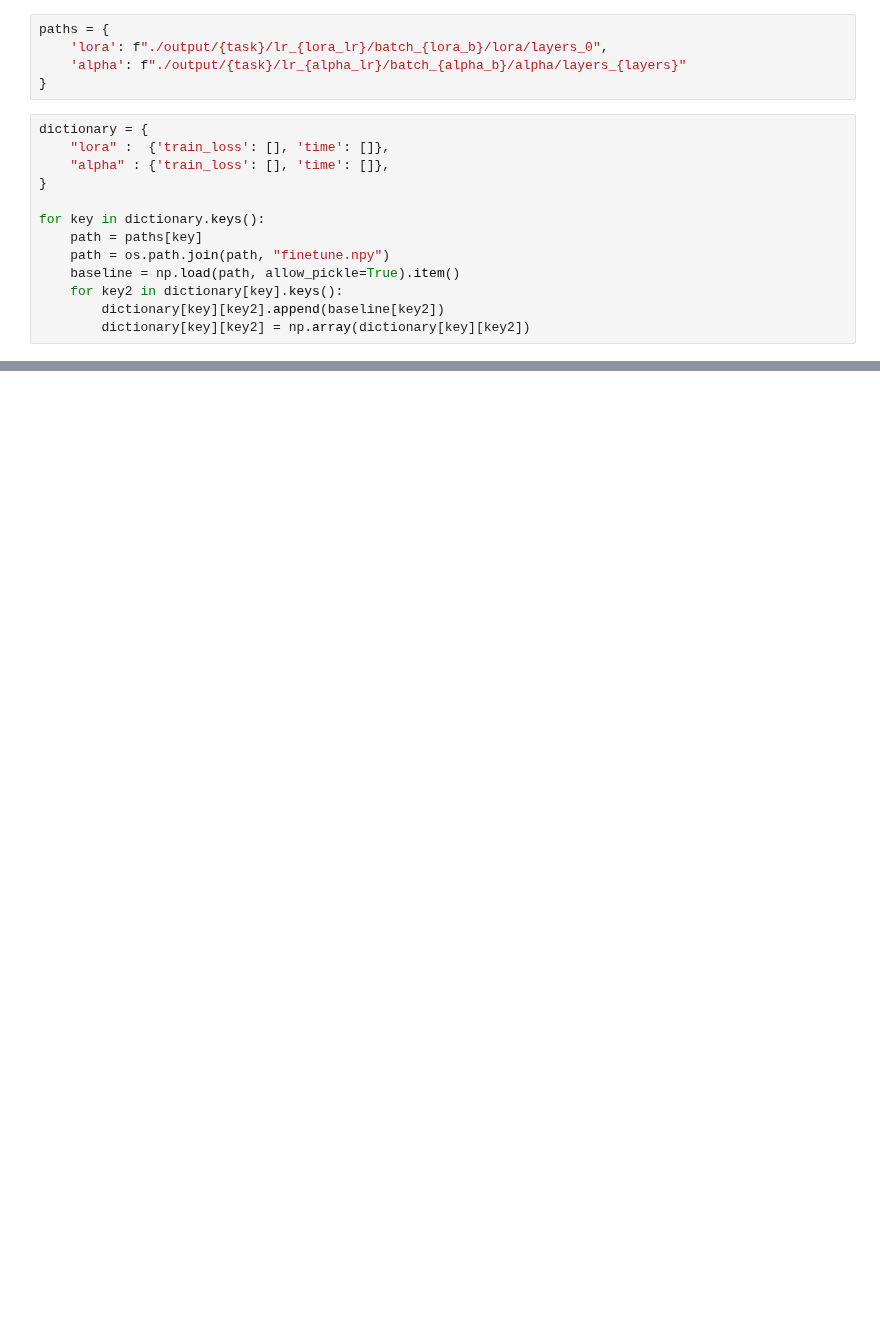
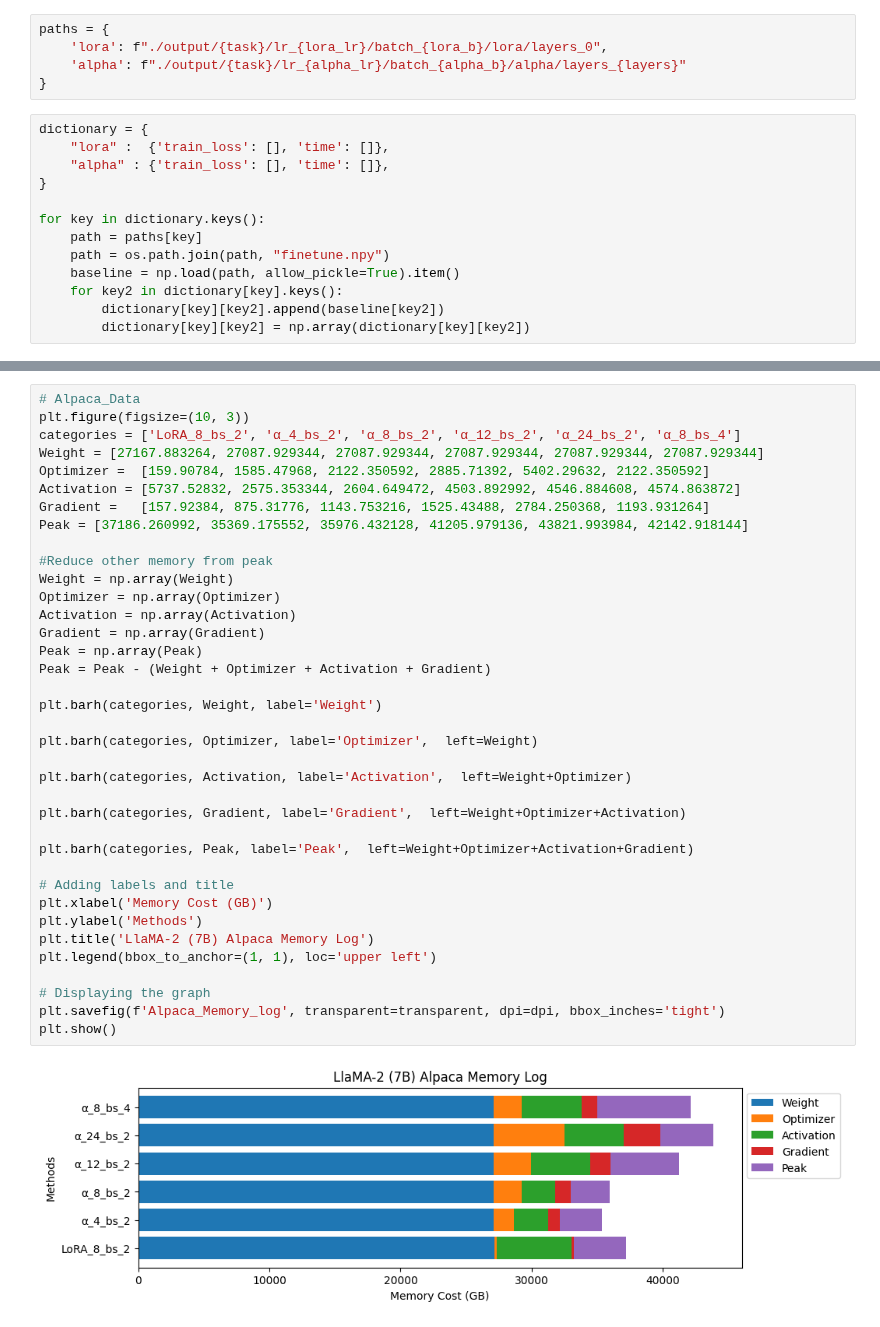
Before and after one commit to RpM-Kinshuk/SelectiveFT, a Jupyter notebook: Plots.ipynb, the cells around one changed output, grey strips where cells are left out. Drawn from its saved outputs; the diff is of its cells as text; blank space fills up the shorter version.

Commit message:
Added more plots

```diff
--- a/Plots.ipynb
+++ b/Plots.ipynb
@@ -102,0 +331,39 @@ Peak memory      : 35976.432128 MB
+# %%
+# Alpaca_Data
+plt.figure(figsize=(10, 3))
+categories = ['LoRA_8_bs_2', 'α_4_bs_2', 'α_8_bs_2', 'α_12_bs_2', 'α_24_bs_2', 'α_8_bs_4']
+Weight = [27167.883264, 27087.929344, 27087.929344, 27087.929344, 27087.929344, 27087.929344]
+Optimizer =  [159.90784, 1585.47968, 2122.350592, 2885.71392, 5402.29632, 2122.350592]
+Activation = [5737.52832, 2575.353344, 2604.649472, 4503.892992, 4546.884608, 4574.863872]
+Gradient =   [157.92384, 875.31776, 1143.753216, 1525.43488, 2784.250368, 1193.931264]
+Peak = [37186.260992, 35369.175552, 35976.432128, 41205.979136, 43821.993984, 42142.918144]
+
+#Reduce other memory from peak
+Weight = np.array(Weight)
+Optimizer = np.array(Optimizer)
+Activation = np.array(Activation)
+Gradient = np.array(Gradient)
+Peak = np.array(Peak)
+Peak = Peak - (Weight + Optimizer + Activation + Gradient)
+
+plt.barh(categories, Weight, label='Weight')
+
+plt.barh(categories, Optimizer, label='Optimizer',  left=Weight)
+
+plt.barh(categories, Activation, label='Activation',  left=Weight+Optimizer)
+
+plt.barh(categories, Gradient, label='Gradient',  left=Weight+Optimizer+Activation)
+
+plt.barh(categories, Peak, label='Peak',  left=Weight+Optimizer+Activation+Gradient)
+
+# Adding labels and title
+plt.xlabel('Memory Cost (GB)')
+plt.ylabel('Methods')
+plt.title('LlaMA-2 (7B) Alpaca Memory Log')
+plt.legend(bbox_to_anchor=(1, 1), loc='upper left')
+
+# Displaying the graph
+plt.savefig(f'Alpaca_Memory_log', transparent=transparent, dpi=dpi, bbox_inches='tight')
+plt.show()
+# %% [output]
+[figure, added]
```
Also changed, not shown: parts of 5 cells of this notebook.
